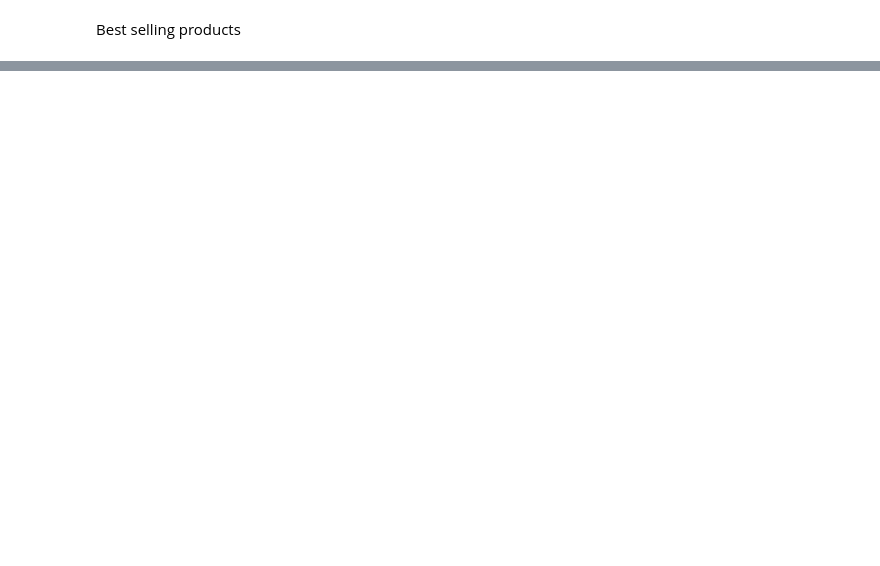
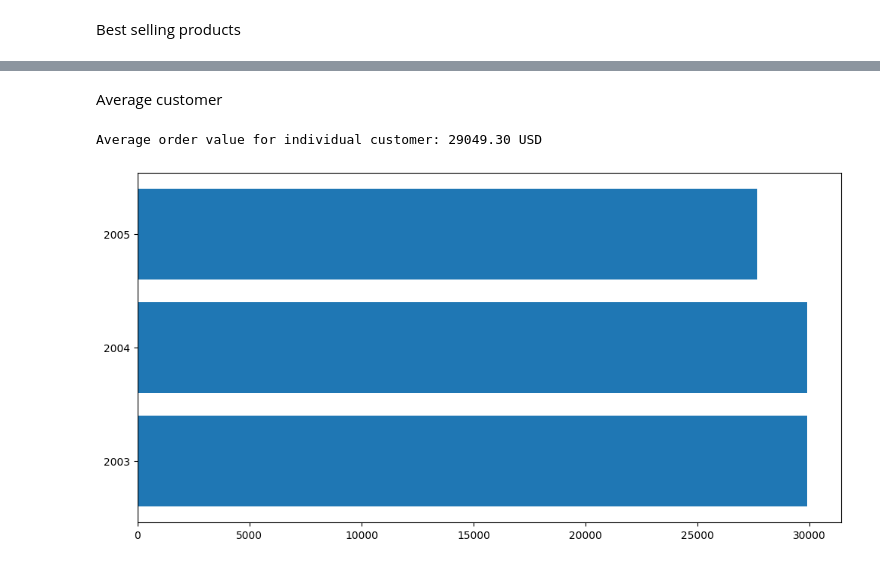
Before and after one commit to OgrodowskiJedrzej/Sales-Analysis, a Jupyter notebook: main.ipynb, the cells around one changed output, grey strips where cells are left out. Saved outputs shown, nothing was run; the diff lists cells and outputs as text; code cells hidden in the pictures; blank space fills up the shorter version.

```diff
--- a/main.ipynb
+++ b/main.ipynb
@@ -118 +142,59 @@ Distribution of categories
+# %% [markdown]
+Average customer
+# %%
+averageOfCustomers = pd.read_sql(
+    """
+    SELECT
+        AVG(customerAvgOrders.averageOrderPrice) AS averageOrderPriceAcrossAllCustomers
+    FROM (
+        SELECT
+            orders.customerNumber,
+            AVG(orderTotals.totalPrice) AS averageOrderPrice
+        FROM
+            orders
+        INNER JOIN (
+            SELECT
+                orderdetails.orderNumber,
+                SUM(orderdetails.quantityOrdered * orderdetails.priceEach) AS totalPrice
+            FROM
+                orderdetails
+            GROUP BY
+                orderdetails.orderNumber
+        ) AS orderTotals
+        ON
+            orders.orderNumber = orderTotals.orderNumber
+        GROUP BY
+            orders.customerNumber
+    ) AS customerAvgOrders
+    """, connector)
+
+averageOfCustomersForGivenYear = pd.read_sql(
+    """
+    SELECT
+        YEAR(orders.orderDate) AS orderYear,
+        AVG(orderTotals.totalPrice) AS averageOrder
+    FROM orders
+    INNER JOIN (
+        SELECT
+            orderdetails.orderNumber,
+            SUM(orderdetails.quantityOrdered * orderdetails.priceEach) AS totalPrice
+        FROM orderdetails
+        GROUP BY orderNumber
+    ) AS orderTotals
+    ON orders.orderNumber = orderTotals.orderNumber
+    GROUP BY orderYear
+    ORDER BY orderYear
+    """, connector)
+
+firstYear = averageOfCustomersForGivenYear["orderYear"].iloc[0]
+lastYear = averageOfCustomersForGivenYear["orderYear"].iloc[len(averageOfCustomersForGivenYear) - 1]
+
+plt.figure(figsize=(12, 6))
+plt.barh(y=averageOfCustomersForGivenYear["orderYear"],
+         width=averageOfCustomersForGivenYear["averageOrder"])
+plt.yticks(np.arange(firstYear, lastYear + 1,step=1))
+print(f"Average order value for individual customer: {averageOfCustomers.iloc[0, 0]:.2f} USD")
+# %% [output]
+Average order value for individual customer: 29049.30 USD
+[figure, added]
 # %% [markdown]
```
Also changed, not shown: parts of 11 cells of this notebook.
